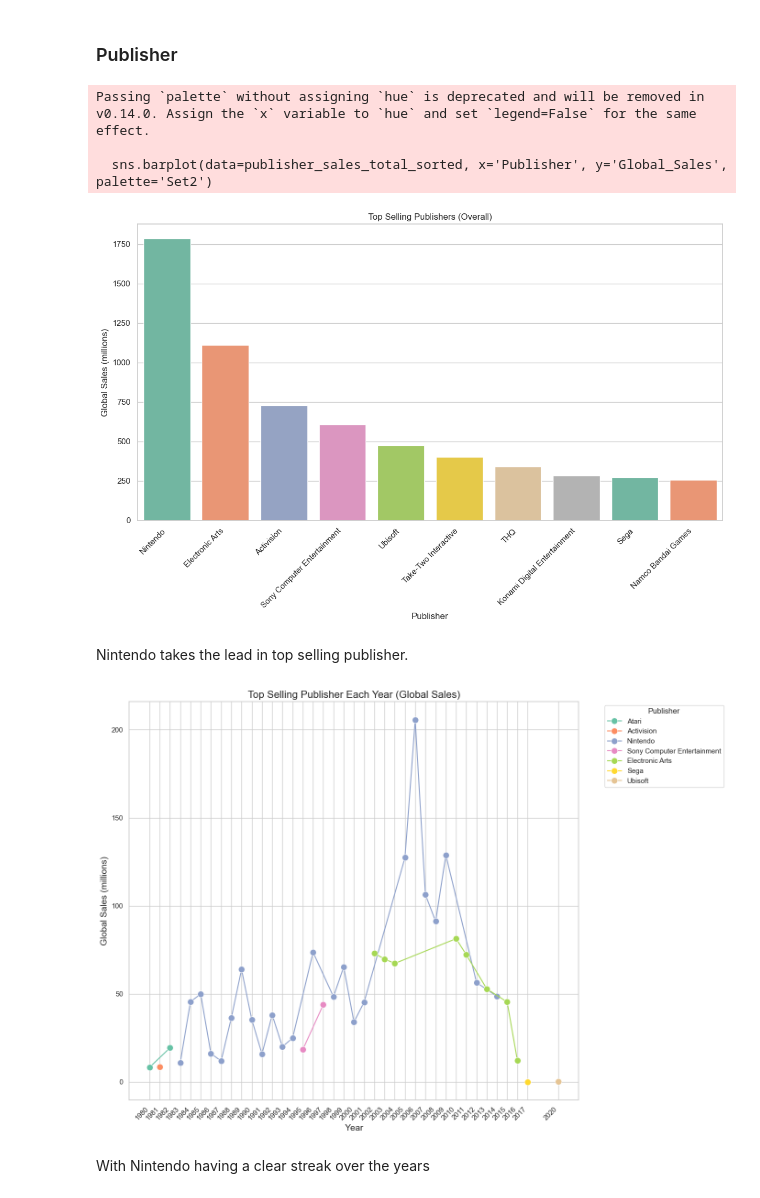
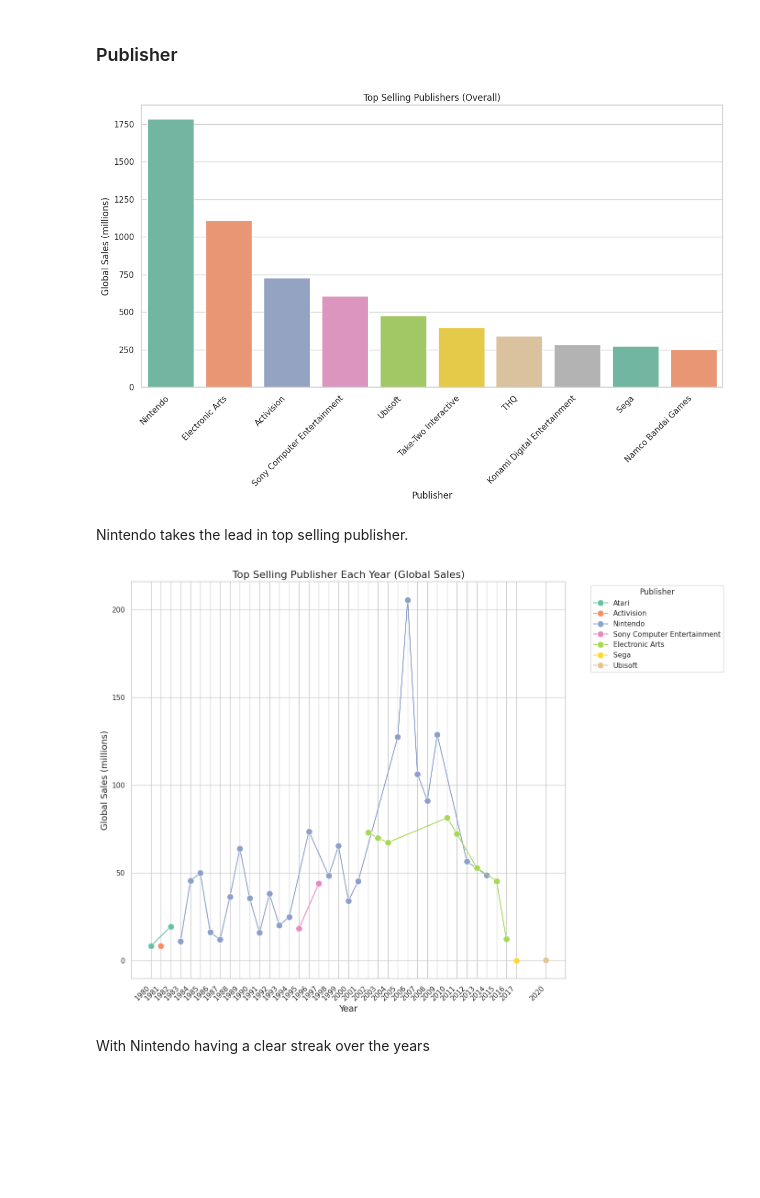
Before and after one commit to Shadowkj1/Analyzing_And_Predicting_Old_VideoGames, a Jupyter notebook: we_begin.ipynb, the cells around one changed output. Saved outputs shown, nothing was run; the diff lists cells and outputs as text; code cells hidden in the pictures; blank space fills up the shorter version.

```diff
--- a/we_begin.ipynb
+++ b/we_begin.ipynb
@@ -350,29 +343,17 @@ In this graph is noticeable taht PS2 is the top selling platform among all other
 # %%
-# Group by Year and Platform, summing up Global_Sales
 platform_sales_year = vgsales.groupby(['Year', 'Platform'])['Global_Sales'].sum().reset_index()
-
-# Find the top selling platform for each year
 top_platforms_year = platform_sales_year.loc[platform_sales_year.groupby('Year')['Global_Sales'].idxmax()]
-
-# Sort the top platforms by year for better plotting
 top_platforms_year_sorted = top_platforms_year.sort_values(by='Year')
 
-# Set up the plot
 plt.figure(figsize=(12, 8))
-sns.set(style="whitegrid")  # Optional: Use seaborn styling
+sns.set_theme(style="whitegrid")
+sns.lineplot(data=top_platforms_year_sorted, x='Year', y='Global_Sales', hue='Platform', marker='o', markersize=8, palette='deep')
 
-# Plotting
-sns.lineplot(data=top_platforms_year_sorted, x='Year', y='Global_Sales', hue='Platform', marker='o', markersize=8, palette='Set1')
-
-# Adding labels and title
 plt.title('Top Selling Platforms Each Year (Global Sales)')
 plt.xlabel('Year')
 plt.ylabel('Global Sales (millions)')
 plt.xticks(top_platforms_year_sorted['Year'].unique())
 plt.xticks(rotation=45)
-
-
-# Display the plot
 plt.legend(title='Platform', bbox_to_anchor=(1.05, 1), loc='upper left')
 plt.tight_layout()
 plt.show()
@@ -509,53 +488,33 @@ plt.show()
 # %% [markdown]
 ### Publisher
 # %%
-# Group by Publisher, summing up Global_Sales
 publisher_sales_total = vgsales.groupby('Publisher')['Global_Sales'].sum().reset_index()
+publisher_sales_total_sorted = publisher_sales_total.sort_values(by='Global_Sales', ascending=False).head(10)
 
-# Sort publishers by total global sales in descending order
-publisher_sales_total_sorted = publisher_sales_total.sort_values(by='Global_Sales', ascending=False).head(10)  # Displaying top 10 publishers for clarity
+plt.figure(figsize=(12, 8))
+sns.set_theme(style="whitegrid")
 
-# Set up the plot
-plt.figure(figsize=(12, 8))
-sns.set(style="whitegrid")  # Optional: Use seaborn styling
+sns.barplot(data=publisher_sales_total_sorted, x='Publisher', y='Global_Sales', palette='Set2', hue='Publisher',legend=False)
 
-# Plotting
-sns.barplot(data=publisher_sales_total_sorted, x='Publisher', y='Global_Sales', palette='Set2')
-
-# Adding labels and title
 plt.title('Top Selling Publishers (Overall)')
 plt.xlabel('Publisher')
 plt.ylabel('Global Sales (millions)')
 plt.xticks(rotation=45, ha='right')
 
-# Display the plot
 plt.tight_layout()
 plt.show()
 # %% [output]
-Passing `palette` without assigning `hue` is deprecated and will be removed in v0.14.0. Assign the `x` variable to `hue` and set `legend=False` for the same effect.
-
-  sns.barplot(data=publisher_sales_total_sorted, x='Publisher', y='Global_Sales', palette='Set2')
-[figure, old version]
+[figure, new version]
 # %% [markdown]
 Nintendo takes the lead in top selling publisher.
 # %%
-import matplotlib.pyplot as plt
-import seaborn as sns
-
-# Group by Year and Publisher, summing up Global_Sales
 publisher_sales_year = vgsales.groupby(['Year', 'Publisher'])['Global_Sales'].sum().reset_index()
-
-# Find the top selling publisher for each year
 top_publishers_year = publisher_sales_year.loc[publisher_sales_year.groupby('Year')['Global_Sales'].idxmax()]
 
-# Set up the plot
 plt.figure(figsize=(14, 10))
-sns.set(style="whitegrid")
-
-# Plotting with a wider figure and increased marker size
+sns.set_theme(style="whitegrid")
 sns.lineplot(data=top_publishers_year, x='Year', y='Global_Sales', hue='Publisher', marker='o', markersize=10, palette='Set2')
 
-# Adding labels and title
 plt.title('Top Selling Publisher Each Year (Global Sales)', fontsize=16)
 plt.xlabel('Year', fontsize=14)
 plt.ylabel('Global Sales (millions)', fontsize=14)
@@ -563,12 +522,10 @@ plt.xticks(top_publishers_year['Year'].unique())
 plt.legend(title='Publisher', bbox_to_anchor=(1.05, 1), loc='upper left')
 plt.xticks(rotation=45, ha='right')
 
-
-# Adjusting layout for better visibility
 plt.tight_layout()
 plt.show()
 # %% [output]
-[figure, old version]
+[figure, new version]
 # %% [markdown]
 With Nintendo having a clear streak over the years
 # %% [markdown]
```
Also changed, not shown: parts of 20 cells of this notebook.
